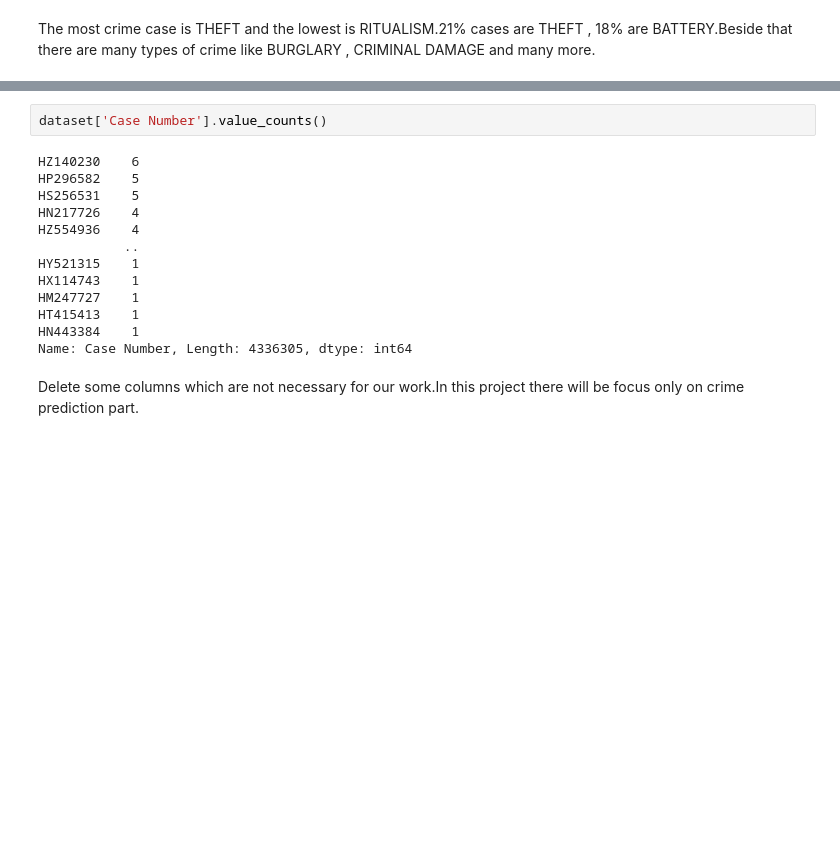
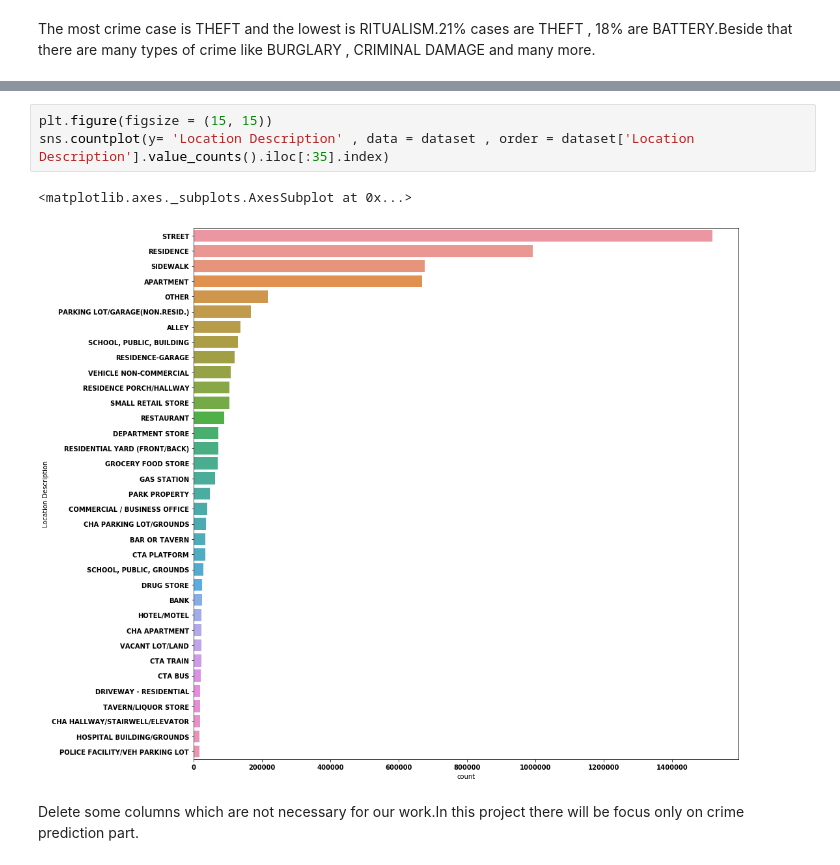
Before and after one commit to LIMON100/Crimes-in-Chicago, a Jupyter notebook: CrimeAnalysis.ipynb, the cells around one changed output, grey strips where cells are left out. Drawn from its saved outputs; the diff is of its cells as text; blank space fills up the shorter version.

Commit message:
location decription

```diff
--- a/CrimeAnalysis.ipynb
+++ b/CrimeAnalysis.ipynb
@@ -376,18 +387,9 @@ TypeError: 'DataFrame' object is not callable
-# %%
-dataset['Case Number'].value_counts()
-# %% [output]
-HZ140230    6
-HP296582    5
-HS256531    5
-HN217726    4
-HZ554936    4
-           ..
-HY521315    1
-HX114743    1
-HM247727    1
-HT415413    1
-HN443384    1
-Name: Case Number, Length: 4336305, dtype: int64
+# %%
+plt.figure(figsize = (15, 15))
+sns.countplot(y= 'Location Description' , data = dataset , order = dataset['Location Description'].value_counts().iloc[:35].index)
+# %% [output]
+<matplotlib.axes._subplots.AxesSubplot at 0x...>
+[figure, added]
 # %% [markdown]
 Delete some columns which are not necessary for our work.In this project there will be focus only on crime prediction part.
 # %%
```
Also changed, not shown: parts of 4 cells of this notebook.
